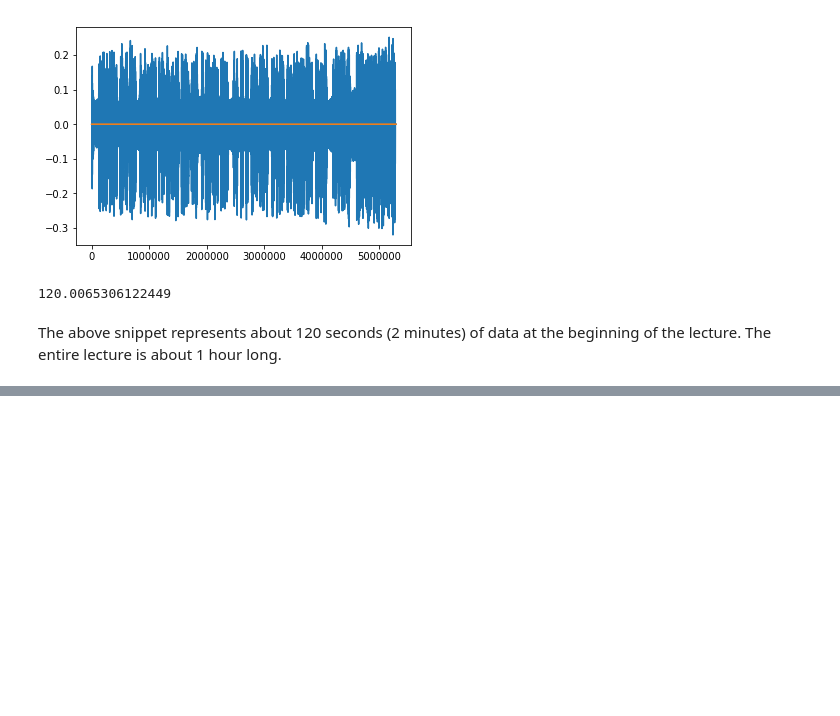
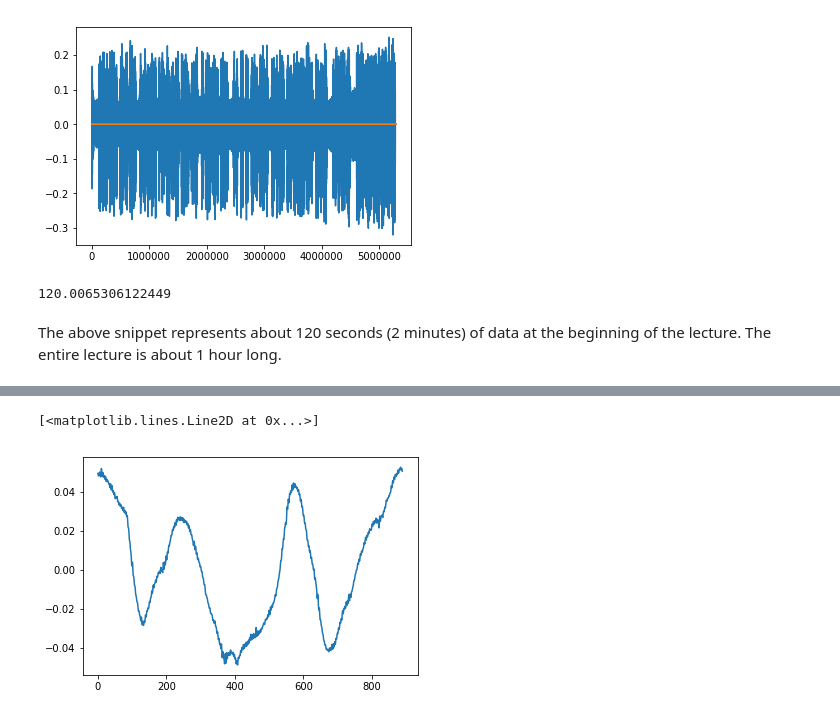
Before and after one commit to td2014/GeneralResearch-AudioProcessing, a Jupyter notebook: AudioProcessingNoiseCancellation.ipynb, the cells around one changed output, grey strips where cells are left out. Cells and saved outputs as stored; diff of their text form; code cells hidden in the pictures; blank space fills up the shorter version.

```diff
--- a/AudioProcessingNoiseCancellation.ipynb
+++ b/AudioProcessingNoiseCancellation.ipynb
@@ -41,0 +53,6 @@ sd.play(data, samplerate)
+# %%
+noise_extract=data_extract[40000:40890]
+plt.plot(noise_extract)
+# %% [output]
+[<matplotlib.lines.Line2D at 0x...>]
+[figure, added]
```
Also changed, not shown: parts of 12 cells of this notebook.
